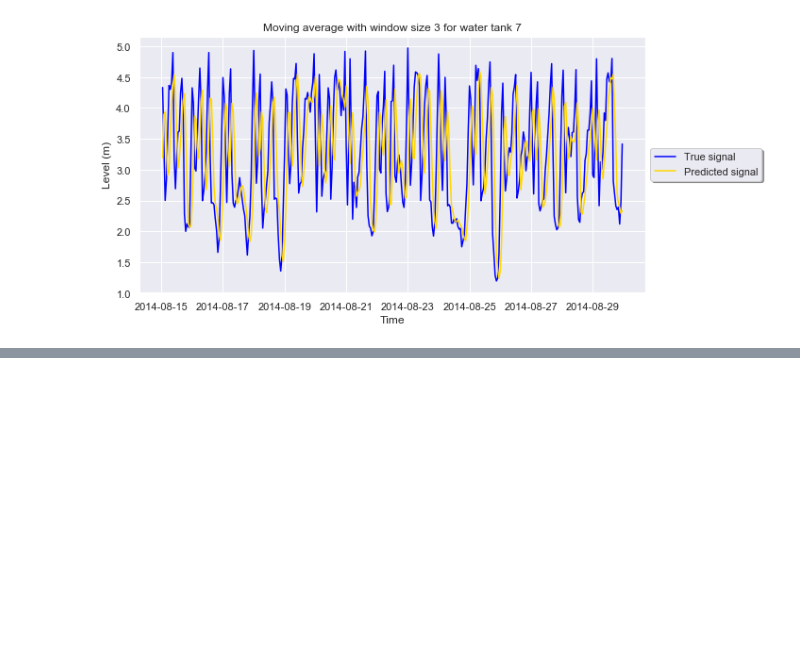
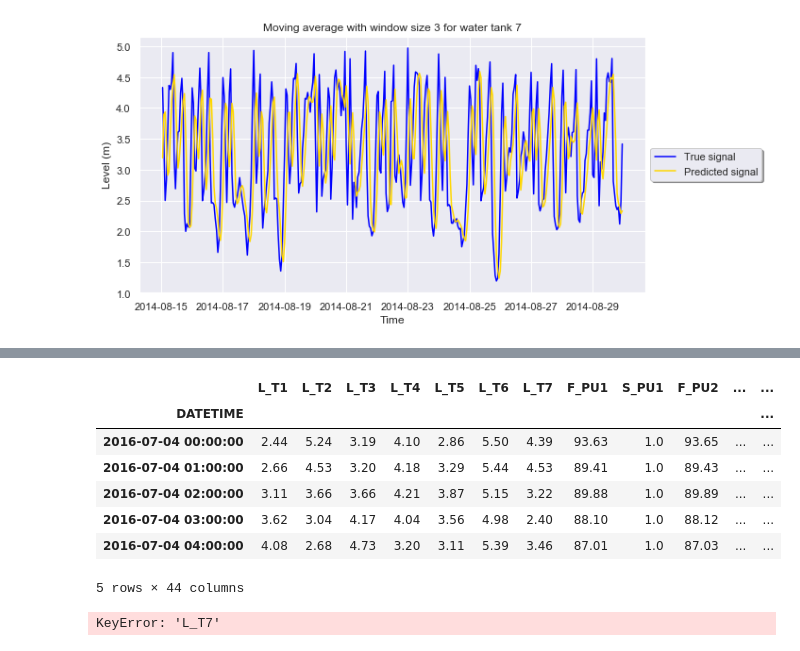
Before and after one commit to simionAndrei/CyberAnomDetect2, a Jupyter notebook: Exploratory Analysis.ipynb, the cells around one changed output, grey strips where cells are left out. Saved outputs shown, nothing was run; the diff lists cells and outputs as text; code cells hidden in the pictures; blank space fills up the shorter version.

Commit message:
Start exploring attacks

```diff
--- a/Exploratory Analysis.ipynb
+++ b/Exploratory Analysis.ipynb
@@ -109,3 +109,11 @@ mavg_model.plot_prediction(start_time = '2014-08-15 00', stop_time = '2014-08-30
                            filename = "mavg_tank7.png")
 # %% [output]
 [figure]
+# %%
+optim_filename = logger.config_dict['OPTIM_FILE']
+logger.log("Start reading optimization file {}...".format(optim_filename))
+df_optim = pd.read_csv(logger.get_data_file(optim_filename), parse_dates = ['DATETIME'],
+                       date_parser = dateparse, index_col = 'DATETIME')
+df_optim.sort_index(inplace = True)
+logger.log("Finish reading training file", show_time = True)
+# %% [output]
@@ -111,0 +122,8 @@ mavg_model.plot_prediction(start_time = '2014-08-15 00', stop_time = '2014-08-30
+|  | L_T1 | L_T2 | L_T3 | L_T4 | L_T5 | L_T6 | L_T7 | F_PU1 | S_PU1 | F_PU2 | ... | ... |
+| DATETIME |  |  |  |  |  |  |  |  |  |  |  | ... |
+| 2016-07-04 00:00:00 | 2.44 | 5.24 | 3.19 | 4.10 | 2.86 | 5.50 | 4.39 | 93.63 | 1.0 | 93.65 | ... | ... |
+| 2016-07-04 01:00:00 | 2.66 | 4.53 | 3.20 | 4.18 | 3.29 | 5.44 | 4.53 | 89.41 | 1.0 | 89.43 | ... | ... |
+| 2016-07-04 02:00:00 | 3.11 | 3.66 | 3.66 | 4.21 | 3.87 | 5.15 | 3.22 | 89.88 | 1.0 | 89.89 | ... | ... |
+| 2016-07-04 03:00:00 | 3.62 | 3.04 | 4.17 | 4.04 | 3.56 | 4.98 | 2.40 | 88.10 | 1.0 | 88.12 | ... | ... |
+| 2016-07-04 04:00:00 | 4.08 | 2.68 | 4.73 | 3.20 | 3.11 | 5.39 | 3.46 | 87.01 | 1.0 | 87.03 | ... | ... |
+5 rows × 44 columns
@@ -111,0 +136,4 @@ mavg_model.plot_prediction(start_time = '2014-08-15 00', stop_time = '2014-08-30
+# %%
+plt.plot(df_slice.index, df_optim['L_T7'])
+# %% [output]
+KeyError: 'L_T7'
```
Also changed, not shown: parts of 6 cells of this notebook.
